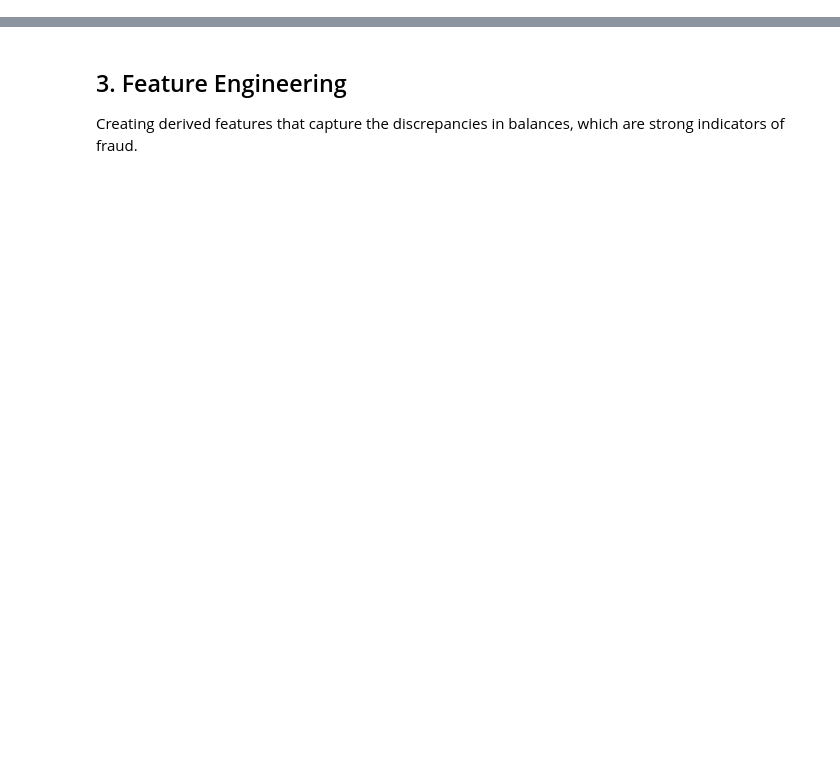
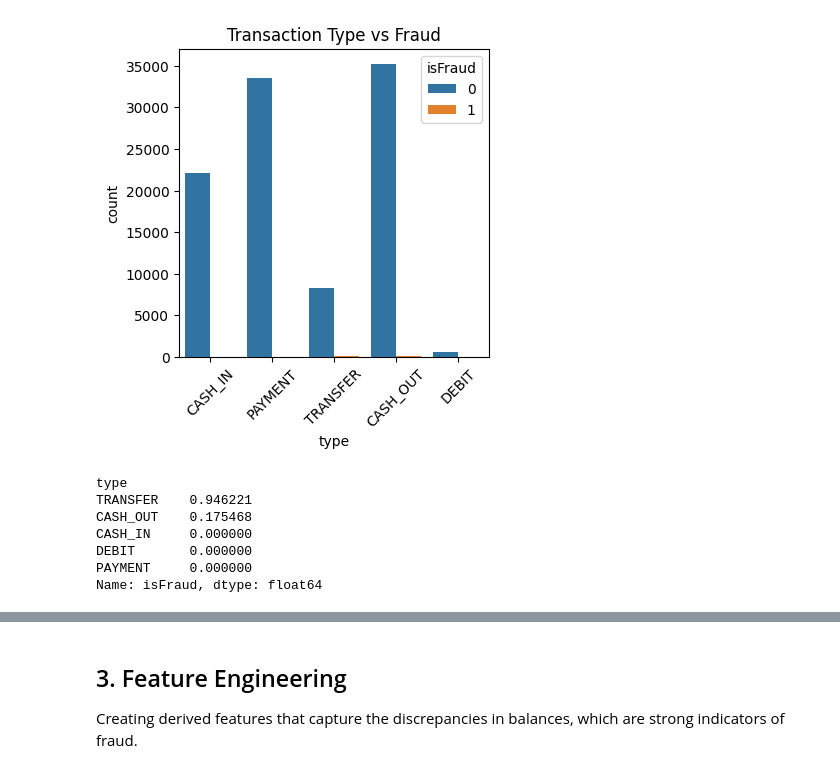
Before and after one commit to Shyam-S7/FINANCIAL-TRANSACTION-RISK-SCORING-SYSTEM, a Jupyter notebook: notebooks/experiment.ipynb, the cells around one changed output, grey strips where cells are left out. Cells and saved outputs as stored; diff of their text form; code cells hidden in the pictures; blank space fills up the shorter version.

```diff
--- a/notebooks/experiment.ipynb
+++ b/notebooks/experiment.ipynb
@@ -28,0 +152,19 @@ df=pd.read_csv()
+# %%
+plt.figure(figsize=(4, 4))
+sns.countplot(x="type", hue="isFraud", data=df)
+plt.title("Transaction Type vs Fraud")
+plt.xticks(rotation=45)
+plt.show()
+
+# Percentage fraud per type
+fraud_by_type = df.groupby("type")["isFraud"].mean() * 100
+print(fraud_by_type.sort_values(ascending=False))
+# %% [output]
+[figure, added]
+type
+TRANSFER    0.946221
+CASH_OUT    0.175468
+CASH_IN     0.000000
+DEBIT       0.000000
+PAYMENT     0.000000
+Name: isFraud, dtype: float64
```
Also changed, not shown: parts of 40 cells of this notebook.
